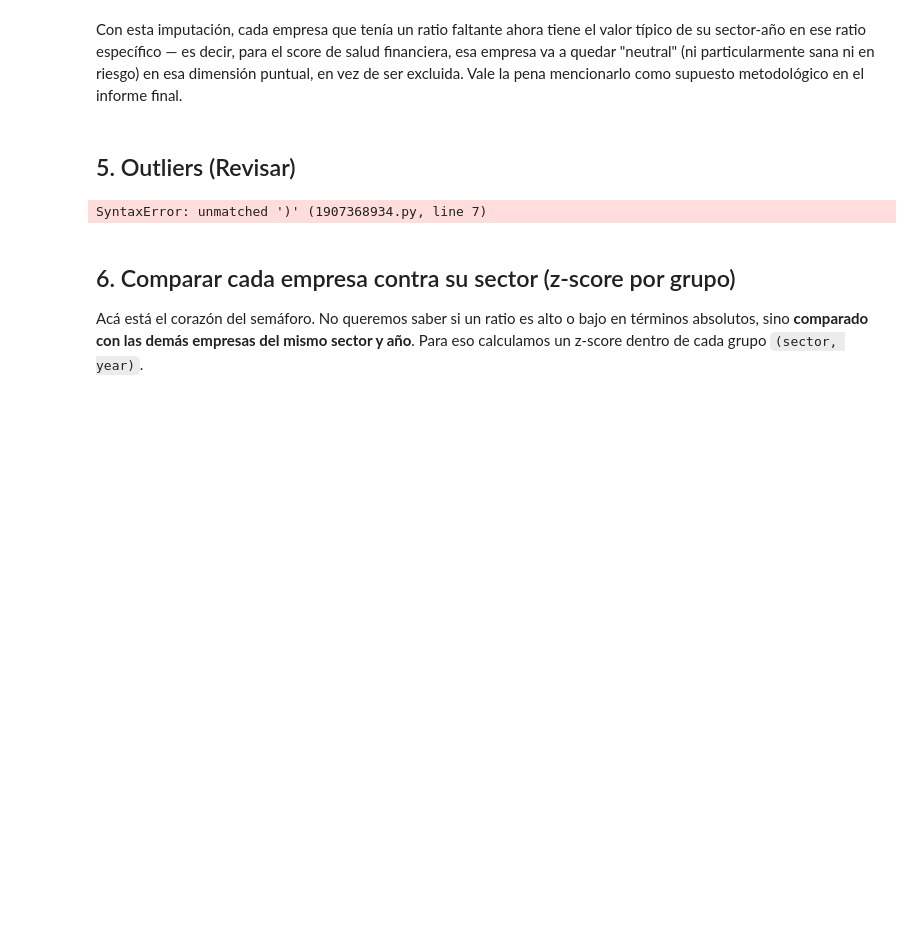
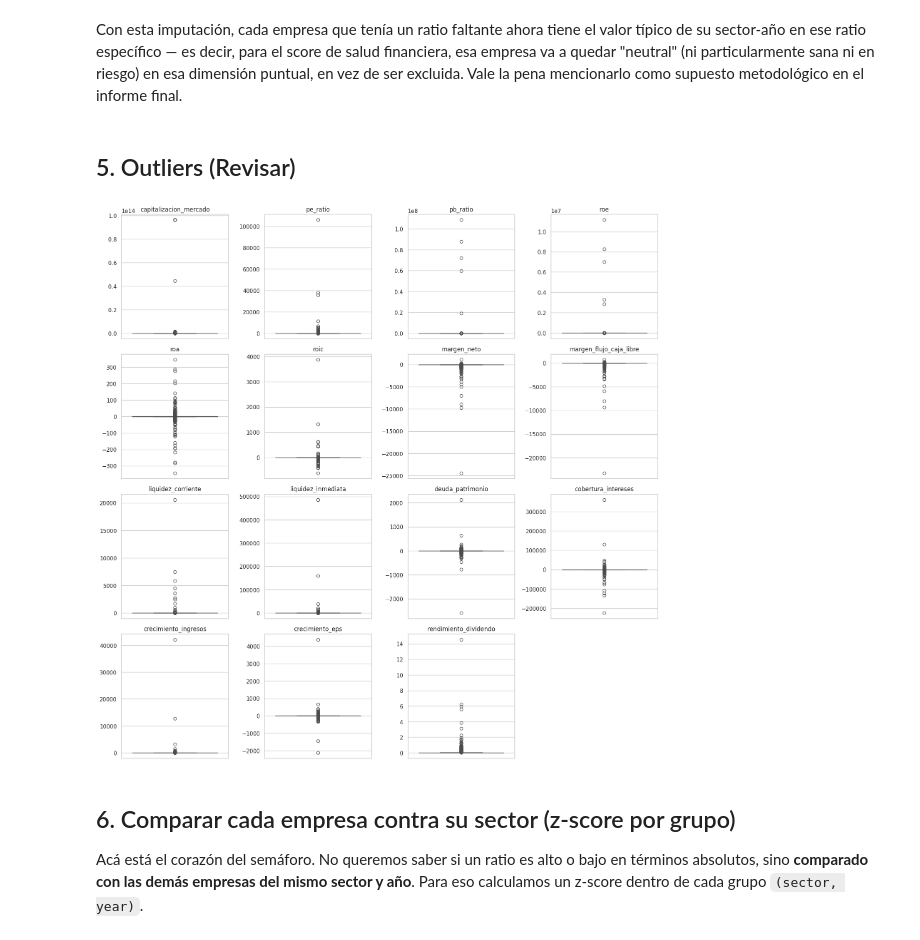
Before and after one commit to EmanuelMatiasCinel/Proyecto-Final-Data-Science, a Jupyter notebook: Grupo_16_Proyecto_Data_Science_estructura_(3).ipynb, the cells around one changed output. Saved outputs shown, nothing was run; the diff lists cells and outputs as text; code cells hidden in the pictures; blank space fills up the shorter version.

```diff
--- a/Grupo_16_Proyecto_Data_Science_estructura_(3).ipynb
+++ b/Grupo_16_Proyecto_Data_Science_estructura_(3).ipynb
@@ -571,20 +649,20 @@ Con esta imputación, cada empresa que tenía un ratio faltante ahora tiene el v
 # %%
 ncols = 4
 nrows = -(-len(columnas_ratio) // ncols)  # redondeo hacia arriba
 fig, axes = plt.subplots(nrows, ncols, figsize=(16, 4 * nrows))
 
 for eje, columna in zip(axes.flat, columnas_ratio):
     sns.boxplot(y=df_reducido[columna], ax=eje, color="#4C72B0")
-    eje.set_title[columna])
+    eje.set_title(columna)
     eje.set_ylabel("")
 
 for eje in axes.flat[len(columnas_ratio):]:
     eje.axis("off")
 
 plt.tight_layout()
 plt.show()
 # %% [output]
-SyntaxError: unmatched ')' (1907368934.py, line 7)
+[figure, added]
 # %%
 def winsorizar(serie, percentil_bajo=0.01, percentil_alto=0.99):
     """Recorta una serie a sus percentiles bajo y alto."""
```
Also changed, not shown: parts of 9 cells of this notebook.
